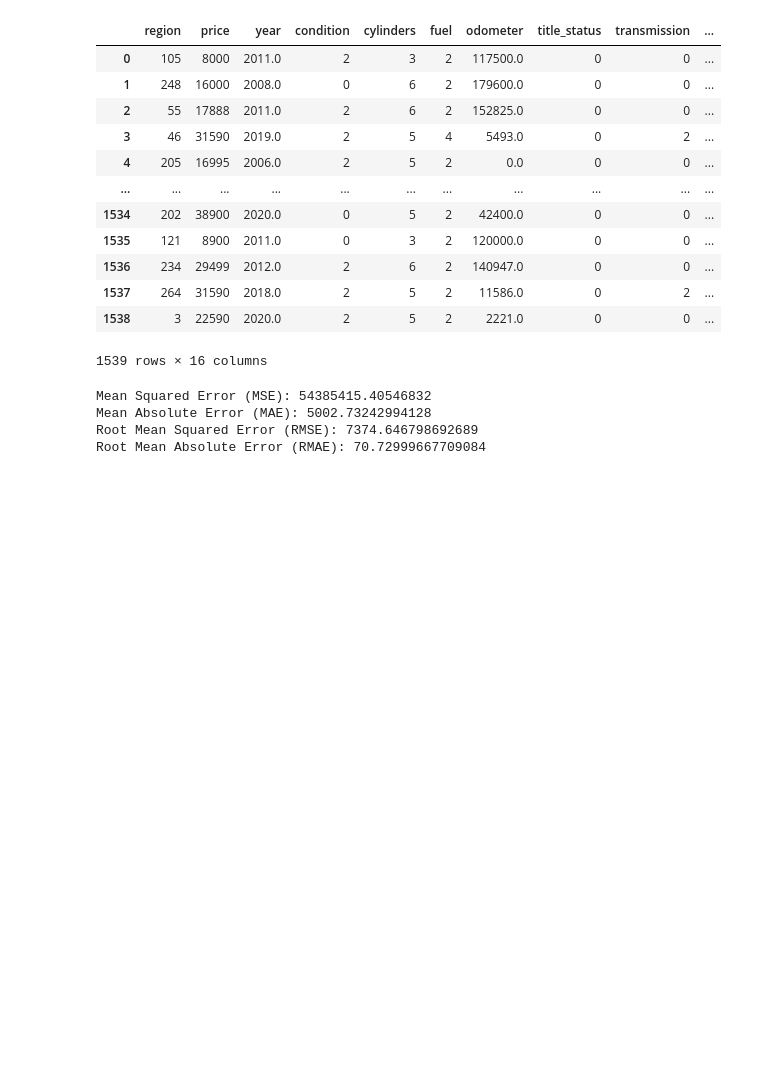
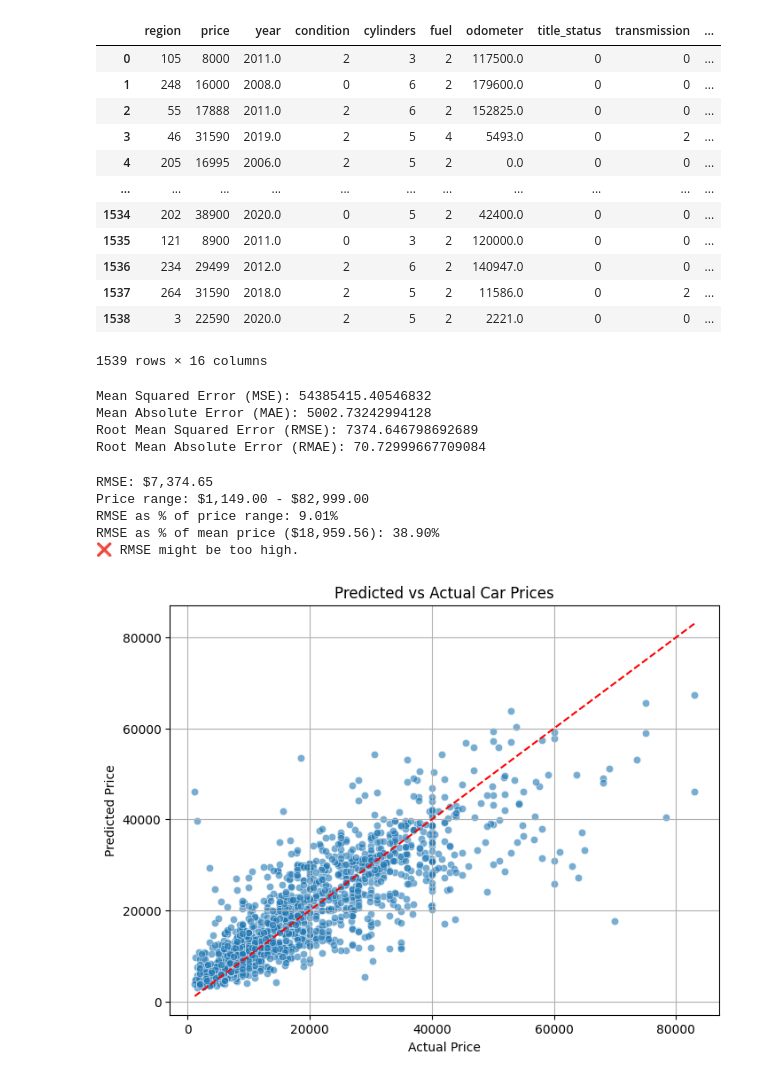
Before and after one commit to kurvidah/car-prediction, a Jupyter notebook: src/evaluate.ipynb, the cells around one changed output. Cells and saved outputs as stored; diff of their text form; code cells hidden in the pictures; blank space fills up the shorter version.

Commit message:
➕ Add some indicator & visualization

```diff
--- a/src/evaluate.ipynb
+++ b/src/evaluate.ipynb
@@ -114,3 +117,44 @@ Mean Squared Error (MSE): 54385415.40546832
 Mean Absolute Error (MAE): 5002.73242994128
 Root Mean Squared Error (RMSE): 7374.646798692689
 Root Mean Absolute Error (RMAE): 70.72999667709084
+# %%
+min_price = y_test.min()
+max_price = y_test.max()
+mean_price = y_test.mean()
+
+# Calculate RMSE as percentage of price range and mean
+rmse_range_pct = (rmse / (max_price - min_price)) * 100
+rmse_mean_pct = (rmse / mean_price) * 100
+
+# Print results
+print(f"RMSE: ${rmse:,.2f}")
+print(f"Price range: ${min_price:,.2f} - ${max_price:,.2f}")
+print(f"RMSE as % of price range: {rmse_range_pct:.2f}%")
+print(f"RMSE as % of mean price (${mean_price:,.2f}): {rmse_mean_pct:.2f}%")
+
+# Interpretation
+if rmse_mean_pct <= 10:
+    print("✅ RMSE is excellent!")
+elif rmse_mean_pct <= 20:
+    print("👍 RMSE is good.")
+elif rmse_mean_pct <= 30:
+    print("⚠️ RMSE is moderate.")
+else:
+    print("❌ RMSE might be too high.")
+# %% [output]
+RMSE: $7,374.65
+Price range: $1,149.00 - $82,999.00
+RMSE as % of price range: 9.01%
+RMSE as % of mean price ($18,959.56): 38.90%
+❌ RMSE might be too high.
+# %%
+plt.figure(figsize=(8, 6))
+sns.scatterplot(x=y_test, y=predictions, alpha=0.6)
+plt.plot([y_test.min(), y_test.max()], [y_test.min(), y_test.max()], 'r--')  # perfect line
+plt.xlabel('Actual Price')
+plt.ylabel('Predicted Price')
+plt.title('Predicted vs Actual Car Prices')
+plt.grid(True)
+plt.show()
+# %% [output]
+[figure, added]
```
Also changed, not shown: parts of 1 cell of this notebook.
